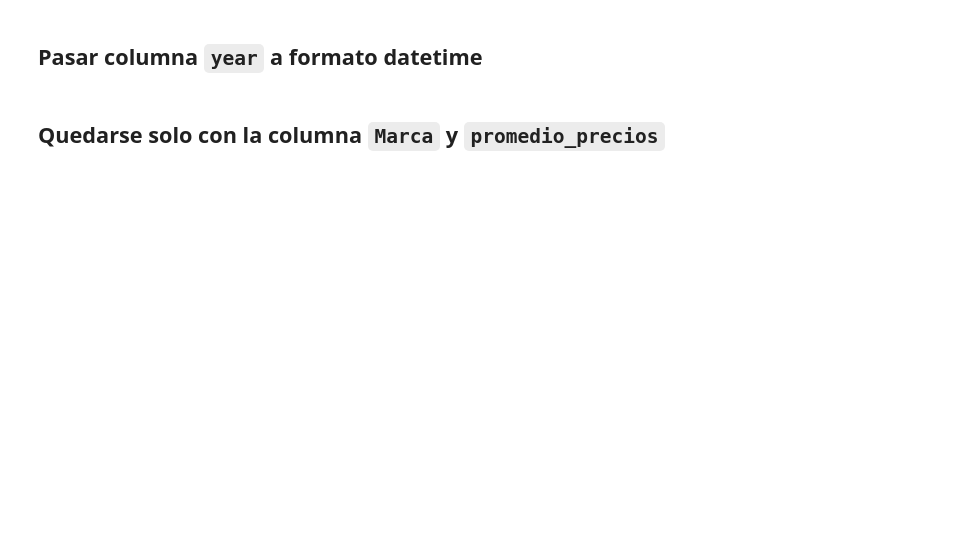
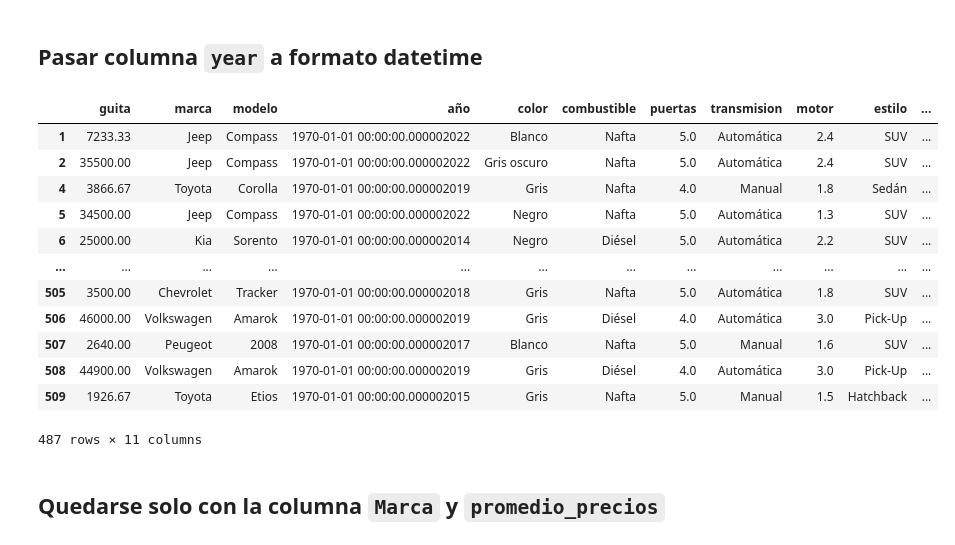
Before and after one commit to augusto-zimmermann/LABO-2, a Jupyter notebook: PrimerParcial/Practica2/Ejercicio_integrador_pandas.ipynb, the cells around one changed output. Saved outputs shown, nothing was run; the diff lists cells and outputs as text; code cells hidden in the pictures; blank space fills up the shorter version.

```diff
--- a/PrimerParcial/Practica2/Ejercicio_integrador_pandas.ipynb
+++ b/PrimerParcial/Practica2/Ejercicio_integrador_pandas.ipynb
@@ -114,4 +135,25 @@ print(array_dolares)
 # %% [markdown]
 ## Pasar columna `year` a formato datetime
+# %%
+# No existe mas y e a r capo
+
+df_dolares['año'] = pd.to_datetime(df_dolares['año'])
+display(df_dolares)
+
+# !TODO Que mierda estoy viendo?
+# %% [output]
+|  | guita | marca | modelo | año | color | combustible | puertas | transmision | motor | estilo | ... |
+| 1 | 7233.33 | Jeep | Compass | 1970-01-01 00:00:00.000002022 | Blanco | Nafta | 5.0 | Automática | 2.4 | SUV | ... |
+| 2 | 35500.00 | Jeep | Compass | 1970-01-01 00:00:00.000002022 | Gris oscuro | Nafta | 5.0 | Automática | 2.4 | SUV | ... |
+| 4 | 3866.67 | Toyota | Corolla | 1970-01-01 00:00:00.000002019 | Gris | Nafta | 4.0 | Manual | 1.8 | Sedán | ... |
+| 5 | 34500.00 | Jeep | Compass | 1970-01-01 00:00:00.000002022 | Negro | Nafta | 5.0 | Automática | 1.3 | SUV | ... |
+| 6 | 25000.00 | Kia | Sorento | 1970-01-01 00:00:00.000002014 | Negro | Diésel | 5.0 | Automática | 2.2 | SUV | ... |
+| ... | ... | ... | ... | ... | ... | ... | ... | ... | ... | ... | ... |
+| 505 | 3500.00 | Chevrolet | Tracker | 1970-01-01 00:00:00.000002018 | Gris | Nafta | 5.0 | Automática | 1.8 | SUV | ... |
+| 506 | 46000.00 | Volkswagen | Amarok | 1970-01-01 00:00:00.000002019 | Gris | Diésel | 4.0 | Automática | 3.0 | Pick-Up | ... |
+| 507 | 2640.00 | Peugeot | 2008 | 1970-01-01 00:00:00.000002017 | Blanco | Nafta | 5.0 | Manual | 1.6 | SUV | ... |
+| 508 | 44900.00 | Volkswagen | Amarok | 1970-01-01 00:00:00.000002019 | Gris | Diésel | 4.0 | Automática | 3.0 | Pick-Up | ... |
+| 509 | 1926.67 | Toyota | Etios | 1970-01-01 00:00:00.000002015 | Gris | Nafta | 5.0 | Manual | 1.5 | Hatchback | ... |
+487 rows × 11 columns
 # %% [markdown]
 ## Quedarse solo con la columna `Marca` y `promedio_precios`
```
Also changed, not shown: parts of 10 cells of this notebook.
